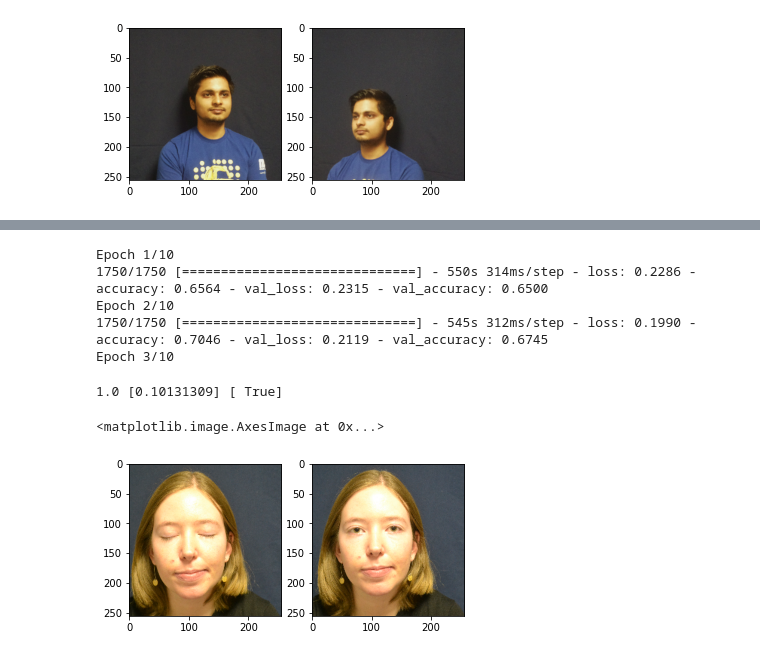
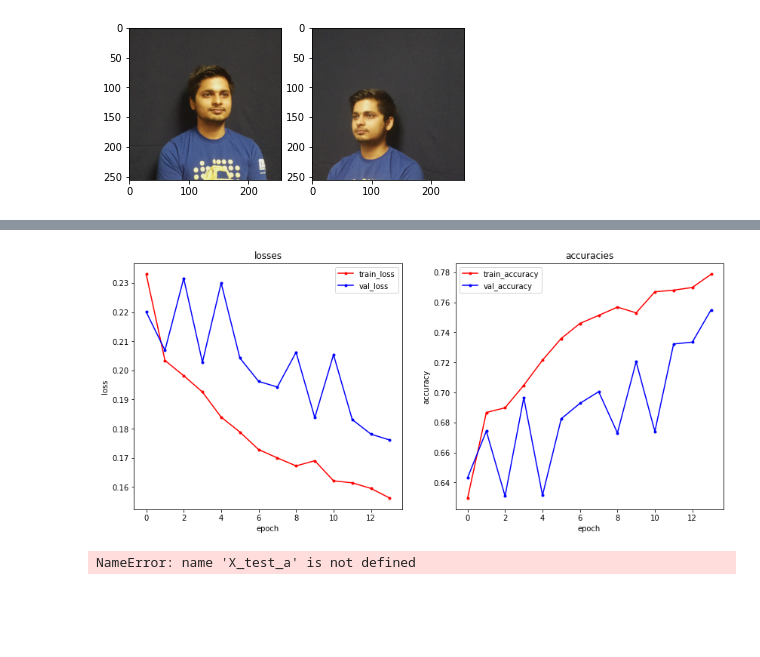
Before and after one commit to ascourge21/winter_ai_school_2021_scripts, a Jupyter notebook: conv2d.ipynb, the cells around one changed output, grey strips where cells are left out. Cells and saved outputs as stored; diff of their text form; code cells hidden in the pictures; blank space fills up the shorter version.

```diff
--- a/conv2d.ipynb
+++ b/conv2d.ipynb
@@ -545,41 +544,38 @@ def plot_history(hist):
     axes[1].plot(hist.history['accuracy'], 'r.-')
     axes[1].plot(hist.history['val_accuracy'], 'b.-')
     axes[1].set_ylabel('accuracy')
     axes[1].set_xlabel('epoch')
     axes[1].set_title('accuracies')
     axes[1].legend(['train_accuracy', 'val_accuracy'])
 
 
 steps_per_epoch = int(len(X_train_a) / BATCH_SIZE)
 validation_steps = int(len(X_test_a) / BATCH_SIZE)
 nb_epochs = 10
 
 model.compile(
     loss=contrastive_loss,
     optimizer=Adam(),
     metrics=[accuracy]
 )
 
 hist = model.fit(
     gen_train_flow(),
     epochs=nb_epochs,
     validation_data=gen_val_flow(),
     steps_per_epoch=steps_per_epoch,
     validation_steps=validation_steps,
     callbacks=[model_checkpoint_callback],
 )
 
-# model = tf.keras.models.load_model(model_out_path_custom)
+model = tf.keras.models.load_model(model_out_path_custom)
 
 plot_history(hist)
 # %% [output]
-Epoch 1/10
-1750/1750 [==============================] - 550s 314ms/step - loss: 0.2286 - accuracy: 0.6564 - val_loss: 0.2315 - val_accuracy: 0.6500
-Epoch 2/10
-1750/1750 [==============================] - 545s 312ms/step - loss: 0.1990 - accuracy: 0.7046 - val_loss: 0.2119 - val_accuracy: 0.6745
-Epoch 3/10
+[figure, added]
 # %%
 # example on validation data
+import numpy as np
 
 rand_ind_j = np.random.choice(len(X_test_a))
 test_example_a = np.expand_dims(X_test_a[rand_ind_j], 0)
@@ -593,6 +589,4 @@ fig, axes = plt.subplots(1, 2)
 axes[0].imshow(test_example_a[0])
 axes[1].imshow(test_example_b[0])
 # %% [output]
-1.0 [0.10131309] [ True]
+NameError: name 'X_test_a' is not defined
-<matplotlib.image.AxesImage at 0x...>
-[figure, removed]
```
Also changed, not shown: parts of 9 cells of this notebook, 1 other file.
